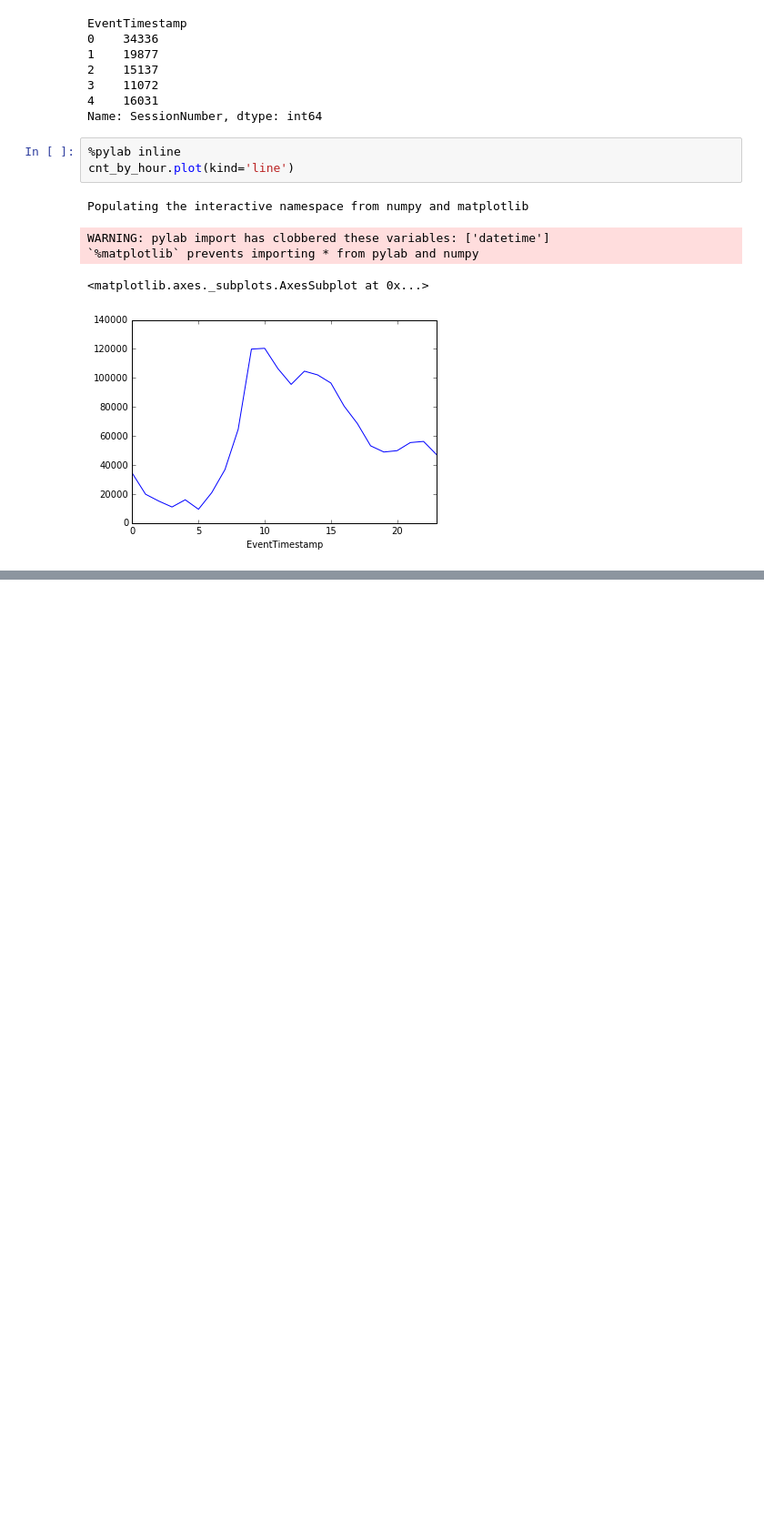
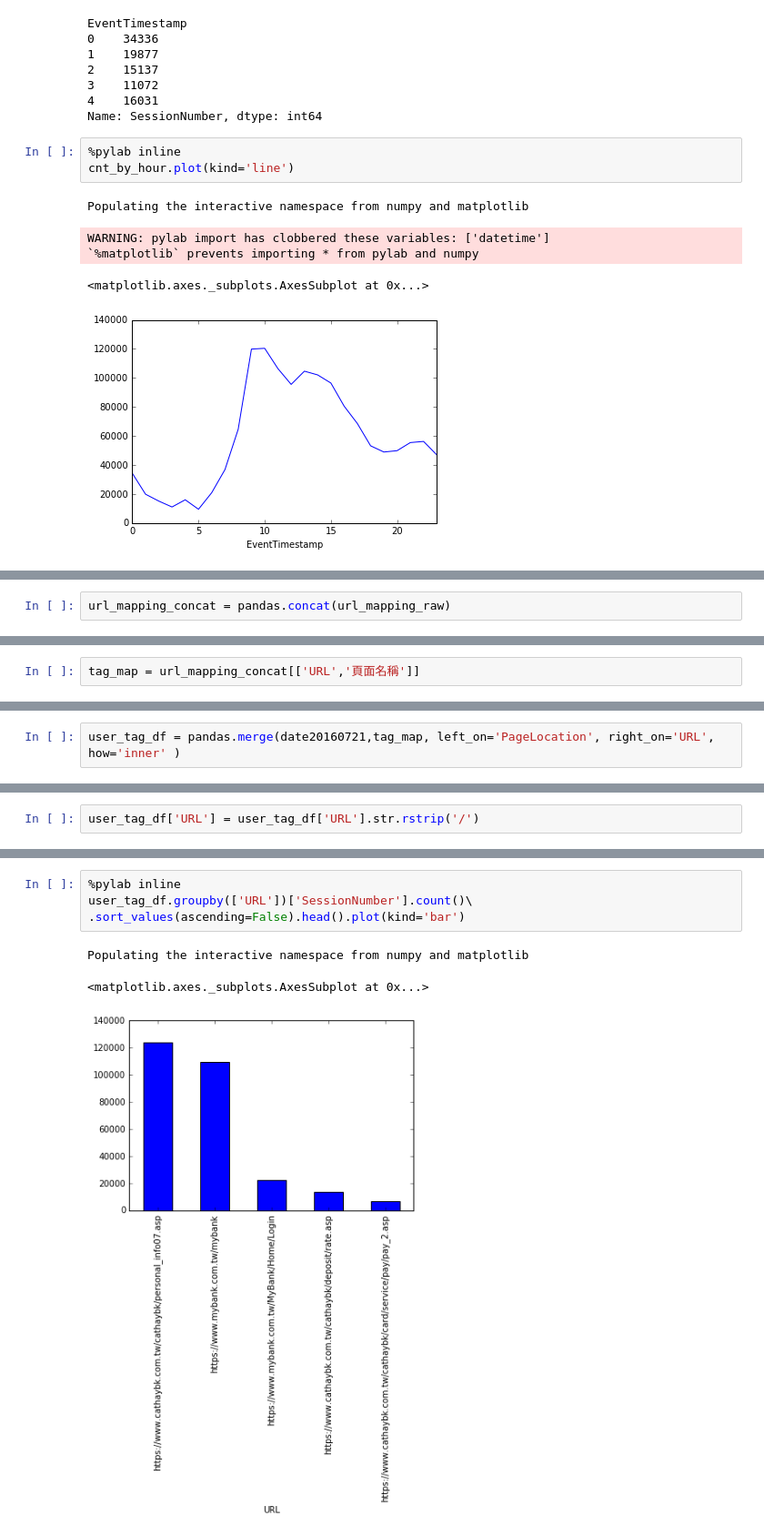
Before and after one commit to ywchiu/cathaybkpython, a Jupyter notebook: 20160901Demo.ipynb, the cells around one changed output, grey strips where cells are left out. Shown at 91% size. Saved outputs shown, nothing was run; the diff lists cells and outputs as text; blank space fills up the shorter version.

```diff
--- a/20160901Demo.ipynb
+++ b/20160901Demo.ipynb
@@ -505,0 +548,2 @@ WARNING: pylab import has clobbered these variables: ['datetime']
+# %%
+url_mapping_concat = pandas.concat(url_mapping_raw)
@@ -505,0 +559,2 @@ WARNING: pylab import has clobbered these variables: ['datetime']
+# %%
+tag_map = url_mapping_concat[['URL','頁面名稱']]
@@ -505,0 +570,2 @@ WARNING: pylab import has clobbered these variables: ['datetime']
+# %%
+user_tag_df = pandas.merge(date20160721,tag_map, left_on='PageLocation', right_on='URL', how='inner' )
@@ -505,0 +581,2 @@ WARNING: pylab import has clobbered these variables: ['datetime']
+# %%
+user_tag_df['URL'] = user_tag_df['URL'].str.rstrip('/')
@@ -505,0 +599,8 @@ WARNING: pylab import has clobbered these variables: ['datetime']
+# %%
+%pylab inline
+user_tag_df.groupby(['URL'])['SessionNumber'].count()\
+.sort_values(ascending=False).head().plot(kind='bar')
+# %% [output]
+Populating the interactive namespace from numpy and matplotlib
+<matplotlib.axes._subplots.AxesSubplot at 0x...>
+[figure, added]
```
Also changed, not shown: parts of 11 cells of this notebook.
